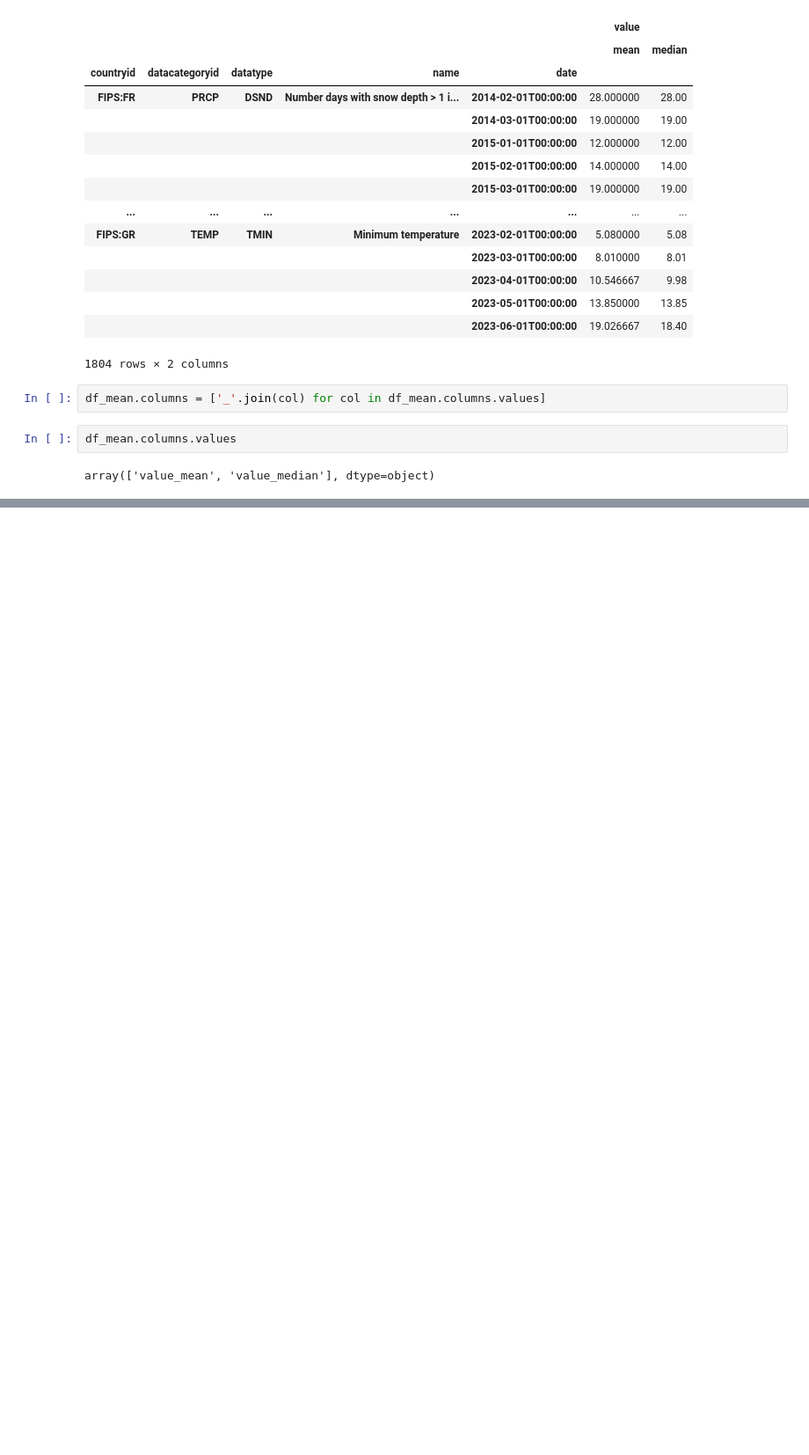
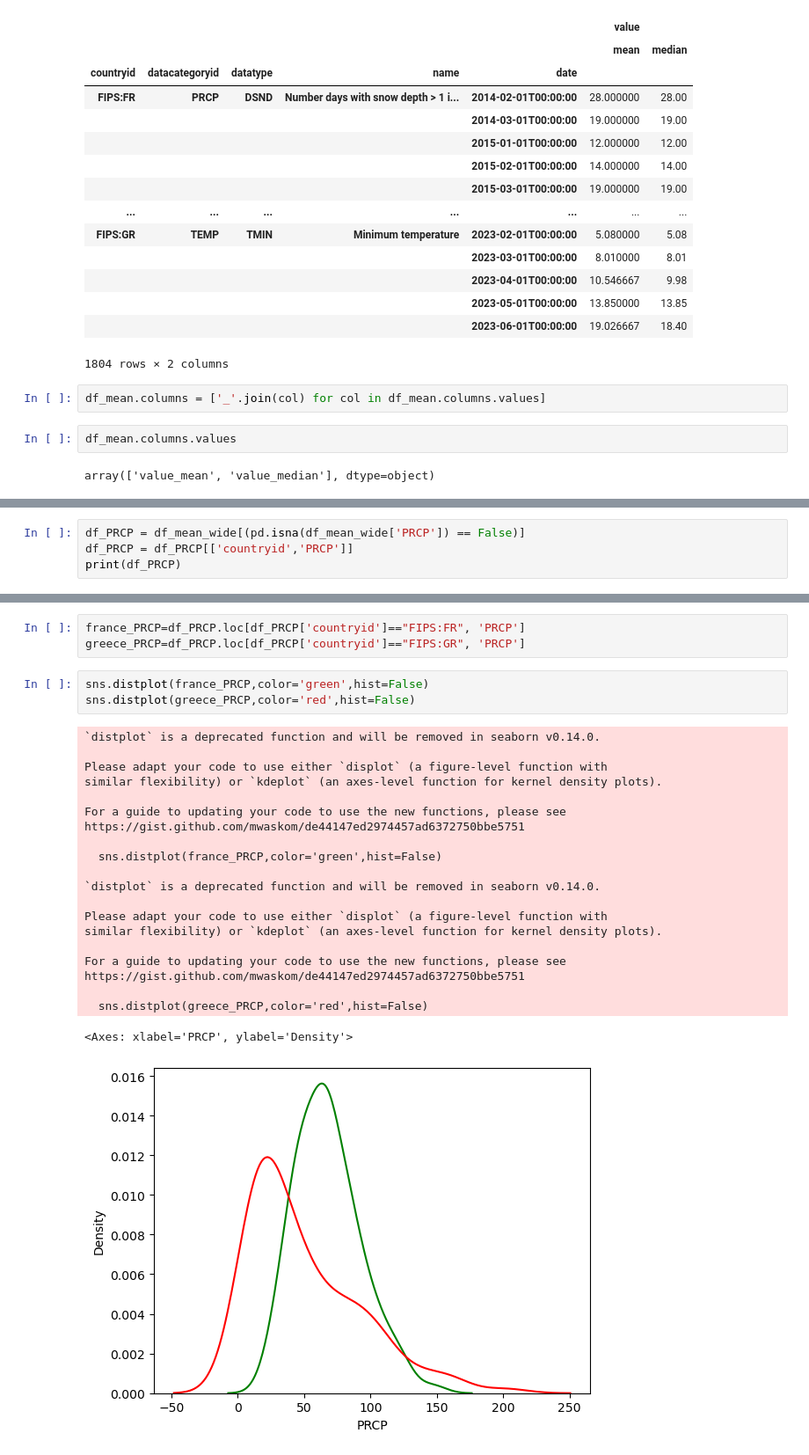
Before and after one commit to martza/Weather-data-analysis-and-models, a Jupyter notebook: EDA.ipynb, the cells around one changed output, grey strips where cells are left out. Shown at 88% size. Drawn from its saved outputs; the diff is of its cells as text; blank space fills up the shorter version.

```diff
--- a/EDA.ipynb
+++ b/EDA.ipynb
@@ -193,0 +435,4 @@ array(['value_mean', 'value_median'], dtype=object)
+# %%
+df_PRCP = df_mean_wide[(pd.isna(df_mean_wide['PRCP']) == False)]
+df_PRCP = df_PRCP[['countryid','PRCP']]
+print(df_PRCP)
@@ -193,0 +454,28 @@ array(['value_mean', 'value_median'], dtype=object)
+# %%
+france_PRCP=df_PRCP.loc[df_PRCP['countryid']=="FIPS:FR", 'PRCP']
+greece_PRCP=df_PRCP.loc[df_PRCP['countryid']=="FIPS:GR", 'PRCP']
+# %%
+sns.distplot(france_PRCP,color='green',hist=False)
+sns.distplot(greece_PRCP,color='red',hist=False)
+# %% [output]
+`distplot` is a deprecated function and will be removed in seaborn v0.14.0.
+
+Please adapt your code to use either `displot` (a figure-level function with
+similar flexibility) or `kdeplot` (an axes-level function for kernel density plots).
+
+For a guide to updating your code to use the new functions, please see
+https://gist.github.com/mwaskom/de44147ed2974457ad6372750bbe5751
+
+  sns.distplot(france_PRCP,color='green',hist=False)
+
+`distplot` is a deprecated function and will be removed in seaborn v0.14.0.
+
+Please adapt your code to use either `displot` (a figure-level function with
+similar flexibility) or `kdeplot` (an axes-level function for kernel density plots).
+
+For a guide to updating your code to use the new functions, please see
+https://gist.github.com/mwaskom/de44147ed2974457ad6372750bbe5751
+
+  sns.distplot(greece_PRCP,color='red',hist=False)
+<Axes: xlabel='PRCP', ylabel='Density'>
+[figure, added]
```
Also changed, not shown: parts of 39 cells of this notebook.
